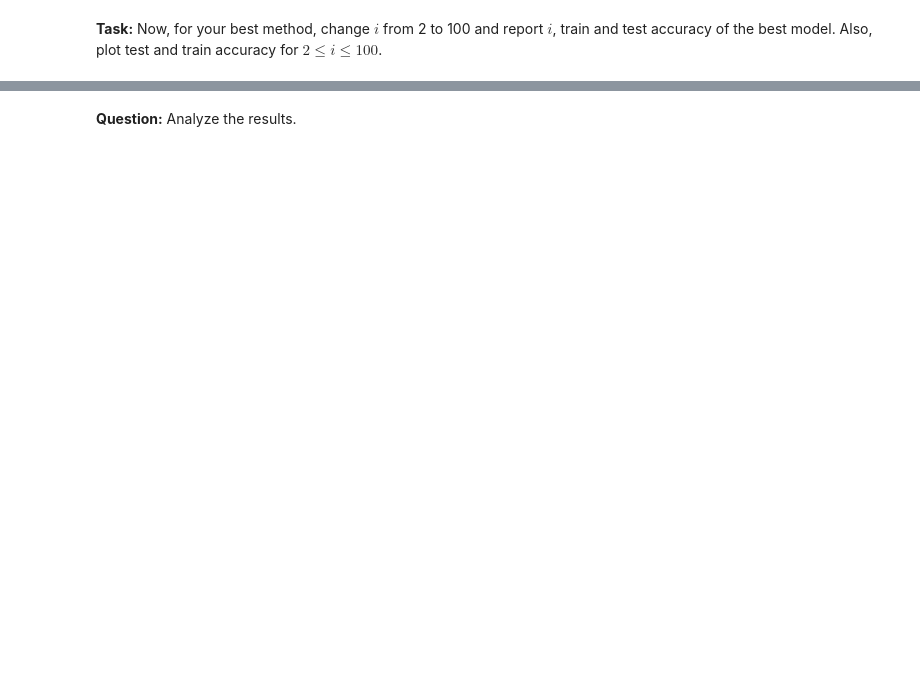
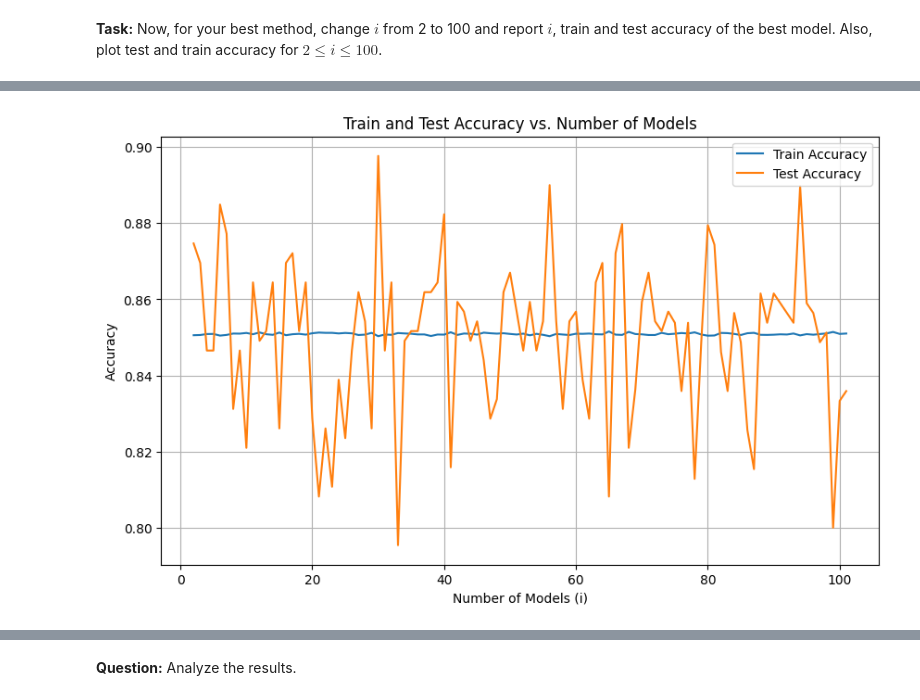
Before and after one commit to zarahlz/ML_CHW2, a Jupyter notebook: Q2.ipynb, the cells around one changed output, grey strips where cells are left out. Saved outputs shown, nothing was run; the diff lists cells and outputs as text; code cells hidden in the pictures; blank space fills up the shorter version.

```diff
--- a/Q2.ipynb
+++ b/Q2.ipynb
@@ -338,9 +357,11 @@ replace adult.csv? [y]es, [n]o, [A]ll, [N]one, [r]ename:
 **Task:** Determine the number of null entries!
 # %%
 # Your code goes here!
-df = pd.read_csv('adult.csv')
-df.head()
-null_cnt = (df == '?').sum()
-all_null_cnt = null_cnt.sum()
-print('number of null entries:',all_null_cnt)
+# Read the dataset
+df = pd.read_csv('Q2/adult.csv')
+
+# Count the number of null entries marked as '?'
+null_cnt = (df == '?').sum().sum()
+
+print('Number of null entries:', null_cnt)
 # %% [output]
@@ -640,0 +590,76 @@ TypeError: Singleton array array(0) cannot be considered a valid collection.
+# %%
+import numpy as np
+from sklearn.model_selection import train_test_split
+from sklearn.metrics import accuracy_score
+from sklearn.preprocessing import StandardScaler, OneHotEncoder
+from sklearn.pipeline import Pipeline
+from sklearn.linear_model import LogisticRegression
+from sklearn.model_selection import KFold
+import matplotlib.pyplot as plt
+
+# Define the number of models (i)
+num_models = 100
+
+# Initialize a list to store the accuracies of each model
+train_accuracies = []
+test_accuracies = []
+
+# Initialize KFold cross-validation
+kf = KFold(n_splits=num_models)
+
+# Define preprocessing steps
+numeric_features = X_train.select_dtypes(include=['float64', 'int64']).columns
+categorical_features = X_train.select_dtypes(include=['object']).columns
+
+numeric_transformer = StandardScaler()
+categorical_transformer = OneHotEncoder(handle_unknown='ignore')
+
+preprocessor = ColumnTransformer(
+    transformers=[
+        ('num', numeric_transformer, numeric_features),
+        ('cat', categorical_transformer, categorical_features)
+    ])
+
+# Train i separate models and store the results
+for train_index, test_index in kf.split(X_train):
+    # Split the training and testing data
+    X_train_fold, X_test_fold = X_train.iloc[train_index], X_train.iloc[test_index]
+    y_train_fold, y_test_fold = y_train.iloc[train_index], y_train.iloc[test_index]
+
+    # Preprocess data
+    X_train_preprocessed = preprocessor.fit_transform(X_train_fold)
+    X_test_preprocessed = preprocessor.transform(X_test_fold)
+
+    # Train Logistic Regression model
+    model = LogisticRegression(max_iter=1000)
+    model.fit(X_train_preprocessed, y_train_fold)
+
+    # Evaluate model on training set
+    train_accuracy = accuracy_score(y_train_fold, model.predict(X_train_preprocessed))
+    train_accuracies.append(train_accuracy)
+
+    # Evaluate model on test set
+    test_accuracy = accuracy_score(y_test_fold, model.predict(X_test_preprocessed))
+    test_accuracies.append(test_accuracy)
+
+# Find the best model
+best_i = np.argmax(test_accuracies) + 2  # Adding 2 because i starts from 2
+best_train_accuracy = train_accuracies[best_i - 2]
+best_test_accuracy = test_accuracies[best_i - 2]
+
+# Plot test and train accuracy for 2 ≤ i ≤ 100
+plt.figure(figsize=(10, 6))
+plt.plot(range(2, num_models + 2), train_accuracies, label='Train Accuracy')
+plt.plot(range(2, num_models + 2), test_accuracies, label='Test Accuracy')
+plt.xlabel('Number of Models (i)')
+plt.ylabel('Accuracy')
+plt.title('Train and Test Accuracy vs. Number of Models')
+plt.legend()
+plt.grid(True)
+plt.show()
+
+print(f"Best i: {best_i}")
+print(f"Best Train Accuracy: {best_train_accuracy}")
+print(f"Best Test Accuracy: {best_test_accuracy}")
+# %% [output]
+[figure, added]
```
Also changed, not shown: parts of 15 cells of this notebook, 2 other files.
